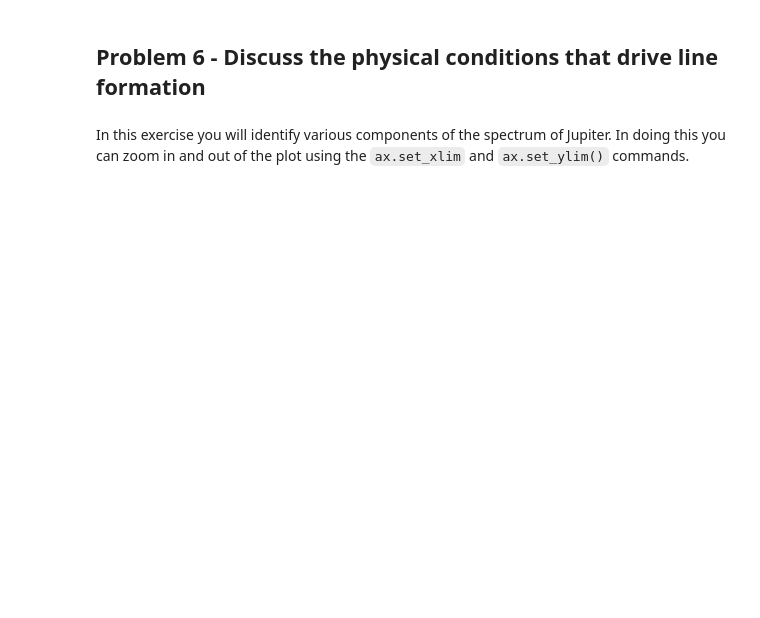
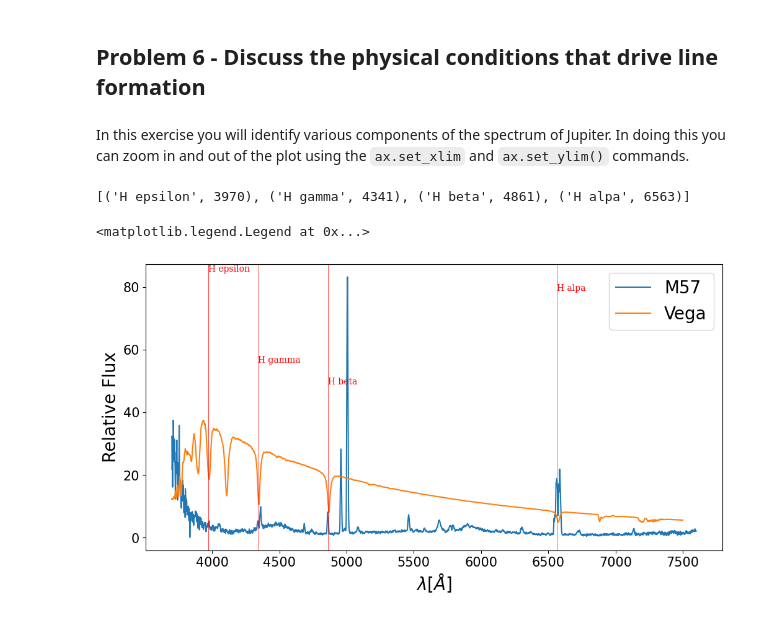
Before and after one commit to Parkerwise/Analysis_real_spectra, a Jupyter notebook: analysis_real_spectra.student.ipynb, the cells around one changed output. Saved outputs shown, nothing was run; the diff lists cells and outputs as text; code cells hidden in the pictures; blank space fills up the shorter version.

```diff
--- a/analysis_real_spectra.student.ipynb
+++ b/analysis_real_spectra.student.ipynb
@@ -687,25 +712,37 @@ In this exercise you will identify various components of the spectrum of Jupiter
 # %%
 #plot Vega and M57, where I have scaled the flux of Jupiter so that they
 #better overlap. You can change that scaling
 plt.figure(figsize = (12,6))
 ax = plt.gca()
 plt.plot(specm57.wavelength,specm57.flux,label="M57")
 plt.plot(specvega.wavelength,specvega.flux*8,label="Vega")
 
 #**************
 #you can change these to zoom in and out of certain parts of the spectra.
+'''
 fluxmin =
 fluxmax =
 lammin =
 lammax =
 ax.set_ylim([fluxmin,fluxmax])
 ax.set_xlim([lammin,lammax])
-
+'''
+# accepted_lines, but I deleted all non-balmer lines
+intersecting_lines = [('H epsilon', 3970),
+                     ('H gamma', 4341),
+                     ('H beta', 4861),
+                     ('H alpa', 6563)]
+print(intersecting_lines)
+lineplot(intersecting_lines)
 plt.xticks(fontsize=15)
 plt.yticks(fontsize=15)
 plt.xlabel("$\lambda [\AA]$",fontsize=20)
 plt.ylabel("Relative Flux",fontsize=20)
 plt.legend(fontsize=20)
+# %% [output]
+[('H epsilon', 3970), ('H gamma', 4341), ('H beta', 4861), ('H alpa', 6563)]
+<matplotlib.legend.Legend at 0x...>
+[figure, added]
 # %% [markdown]
 There are lines in common between M57 and Vega but they are in absorption in Vega and in Emission in M57. Note that the lines do not perfectly line up in wavelength as the M57 spectrum has not been perfectly wavelength calibrated.
 
```
Also changed, not shown: parts of 3 cells of this notebook.
